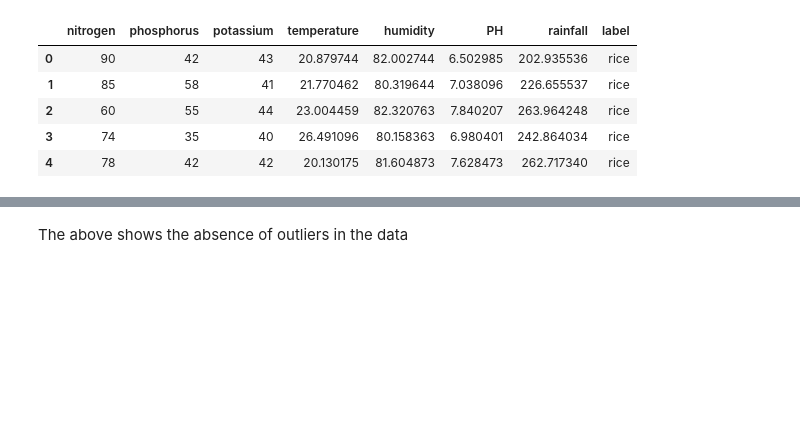
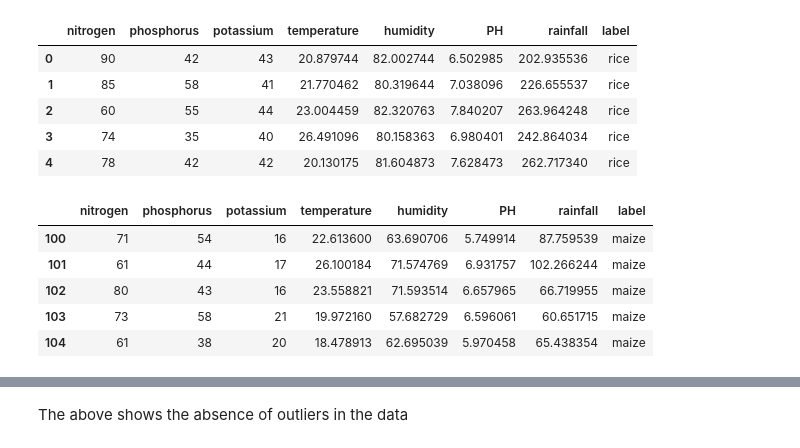
Before and after one commit to Kamuthuj/crop-soil-prediction, a Jupyter notebook: analysis.ipynb, the cells around one changed output, grey strips where cells are left out. Saved outputs shown, nothing was run; the diff lists cells and outputs as text; code cells hidden in the pictures; blank space fills up the shorter version.

```diff
--- a/analysis.ipynb
+++ b/analysis.ipynb
@@ -199,3 +165,12 @@ df2[0].head()
 | 2 | 60 | 55 | 44 | 23.004459 | 82.320763 | 7.840207 | 263.964248 | rice |
 | 3 | 74 | 35 | 40 | 26.491096 | 80.158363 | 6.980401 | 242.864034 | rice |
 | 4 | 78 | 42 | 42 | 20.130175 | 81.604873 | 7.628473 | 262.717340 | rice |
+# %%
+df2[1].head()
+# %% [output]
+|  | nitrogen | phosphorus | potassium | temperature | humidity | PH | rainfall | label |
+| 100 | 71 | 54 | 16 | 22.613600 | 63.690706 | 5.749914 | 87.759539 | maize |
+| 101 | 61 | 44 | 17 | 26.100184 | 71.574769 | 6.931757 | 102.266244 | maize |
+| 102 | 80 | 43 | 16 | 23.558821 | 71.593514 | 6.657965 | 66.719955 | maize |
+| 103 | 73 | 58 | 21 | 19.972160 | 57.682729 | 6.596061 | 60.651715 | maize |
+| 104 | 61 | 38 | 20 | 18.478913 | 62.695039 | 5.970458 | 65.438354 | maize |
```
Also changed, not shown: parts of 29 cells of this notebook.
